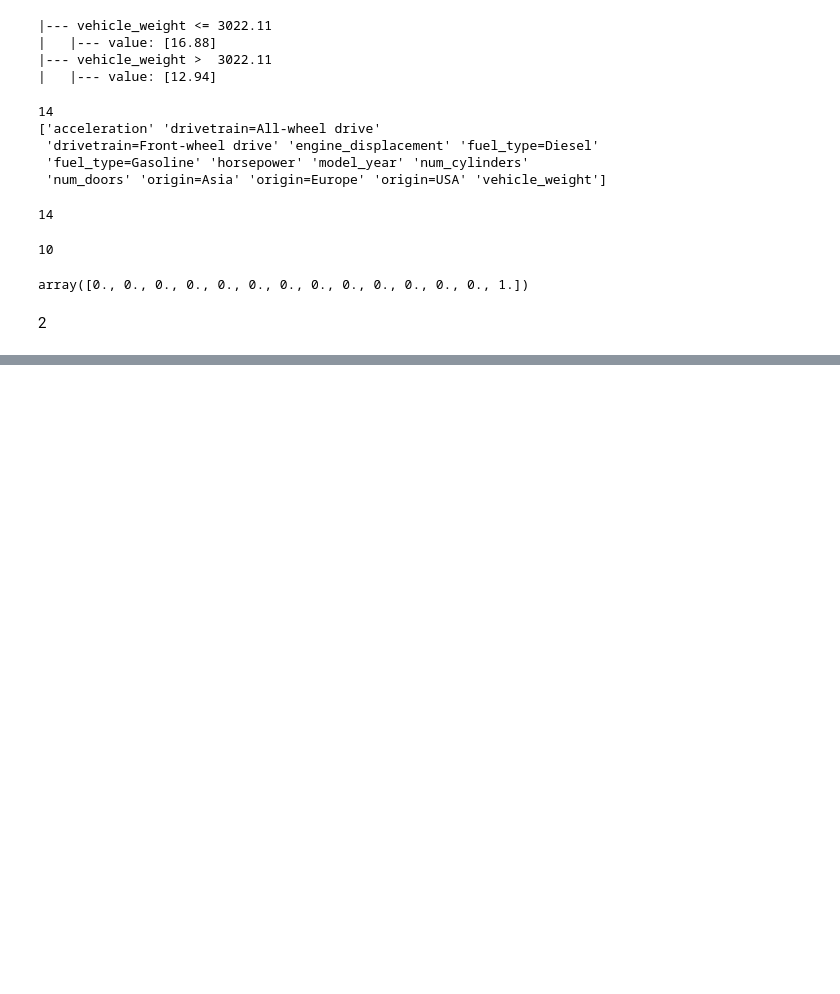
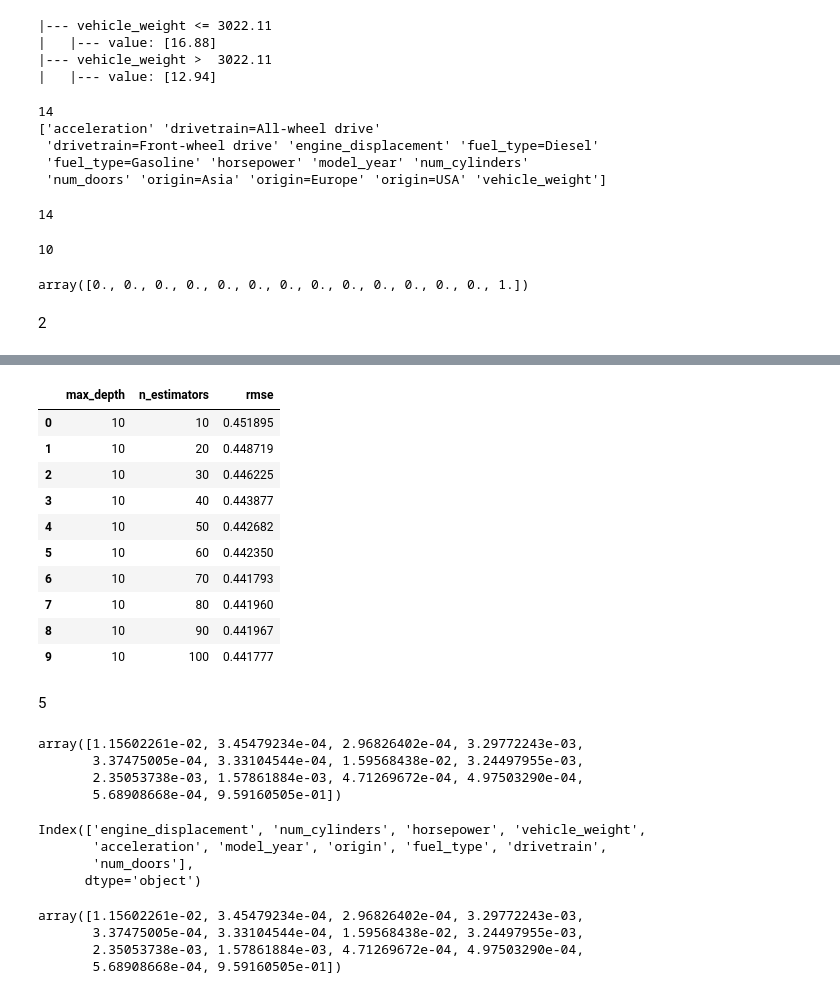
Before and after one commit to pawara101/ml_zoomcamp, a Jupyter notebook: Week-06/homework-06.ipynb, the cells around one changed output, grey strips where cells are left out. Cells and saved outputs as stored; diff of their text form; code cells hidden in the pictures; blank space fills up the shorter version.

```diff
--- a/Week-06/homework-06.ipynb
+++ b/Week-06/homework-06.ipynb
@@ -146,0 +235,16 @@ array([0., 0., 0., 0., 0., 0., 0., 0., 0., 0., 0., 0., 0., 1.])
+# %%
+result_df
+# %% [output]
+|  | max_depth | n_estimators | rmse |
+| 0 | 10 | 10 | 0.451895 |
+| 1 | 10 | 20 | 0.448719 |
+| 2 | 10 | 30 | 0.446225 |
+| 3 | 10 | 40 | 0.443877 |
+| 4 | 10 | 50 | 0.442682 |
+| 5 | 10 | 60 | 0.442350 |
+| 6 | 10 | 70 | 0.441793 |
+| 7 | 10 | 80 | 0.441960 |
+| 8 | 10 | 90 | 0.441967 |
+| 9 | 10 | 100 | 0.441777 |
+# %% [markdown]
+5
@@ -146,0 +255,21 @@ array([0., 0., 0., 0., 0., 0., 0., 0., 0., 0., 0., 0., 0., 1.])
+# %%
+rfr3.feature_importances_
+# %% [output]
+array([1.15602261e-02, 3.45479234e-04, 2.96826402e-04, 3.29772243e-03,
+       3.37475005e-04, 3.33104544e-04, 1.59568438e-02, 3.24497955e-03,
+       2.35053738e-03, 1.57861884e-03, 4.71269672e-04, 4.97503290e-04,
+       5.68908668e-04, 9.59160505e-01])
+# %%
+rfr3.fe
+# %% [output]
+Index(['engine_displacement', 'num_cylinders', 'horsepower', 'vehicle_weight',
+       'acceleration', 'model_year', 'origin', 'fuel_type', 'drivetrain',
+       'num_doors'],
+      dtype='object')
+# %%
+rfr3.feature_importances_
+# %% [output]
+array([1.15602261e-02, 3.45479234e-04, 2.96826402e-04, 3.29772243e-03,
+       3.37475005e-04, 3.33104544e-04, 1.59568438e-02, 3.24497955e-03,
+       2.35053738e-03, 1.57861884e-03, 4.71269672e-04, 4.97503290e-04,
+       5.68908668e-04, 9.59160505e-01])
```
Also changed, not shown: parts of 22 cells of this notebook.
